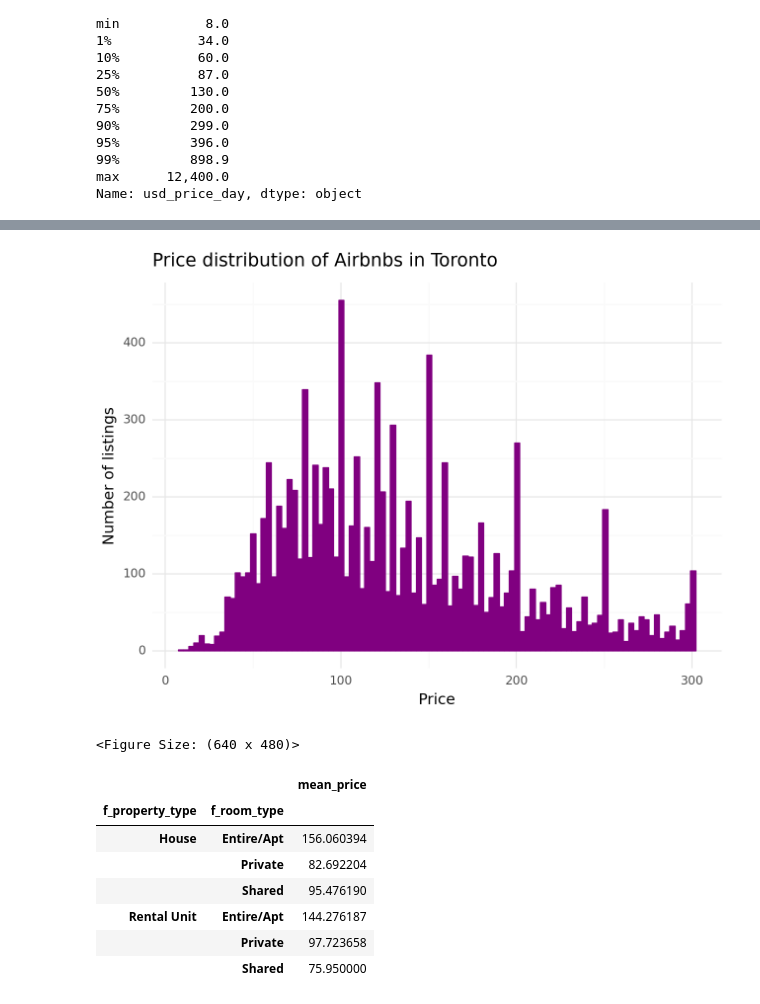
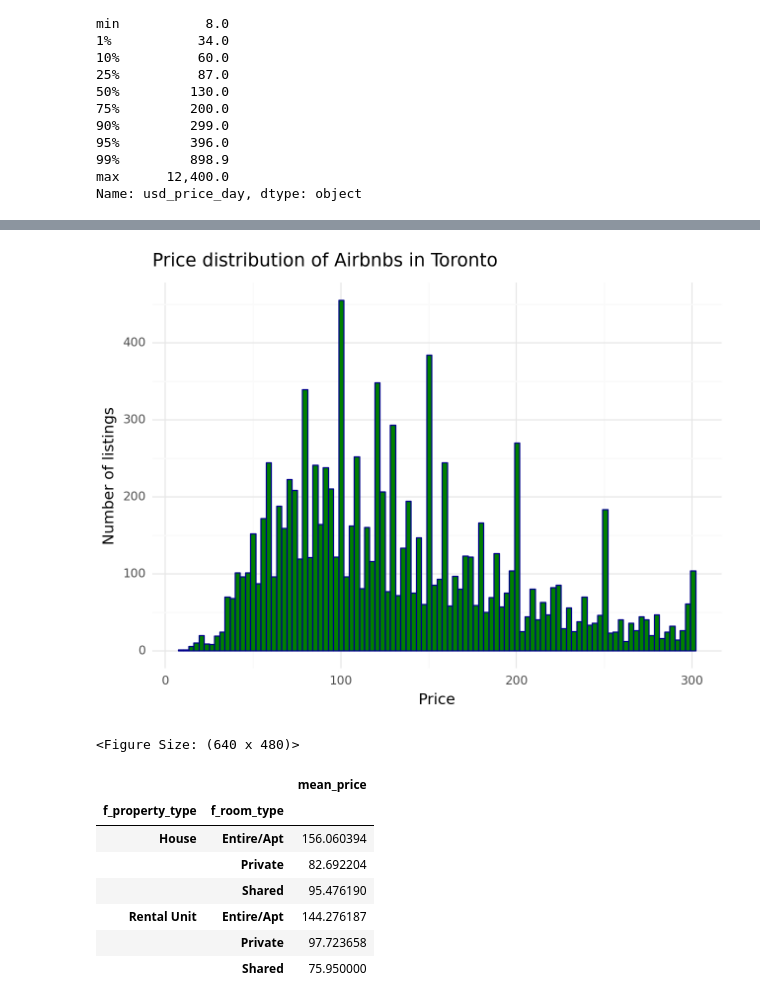
Before and after one commit to zsofiarebeka/DA3_Assignment-2, a Jupyter notebook: DA3_Assignment-2.ipynb, the cells around one changed output, grey strips where cells are left out. Drawn from its saved outputs; the diff is of its cells as text; code cells hidden in the pictures.

```diff
--- a/DA3_Assignment-2.ipynb
+++ b/DA3_Assignment-2.ipynb
@@ -411,6 +397,7 @@ Name: usd_price_day, dtype: int64
 data = data.assign(
     host_response_rate=lambda x: x["host_response_rate"].fillna(np.median(x["host_response_rate"].dropna())),
     host_acceptance_rate=lambda x: x["host_acceptance_rate"].fillna(np.median(x["host_acceptance_rate"].dropna())),
+    d_host_is_superhost=lambda x: x["d_host_is_superhost"].fillna(0),
     bathrooms=lambda x: x["bathrooms"].fillna(np.median(x["bathrooms"].dropna())),
     beds=lambda x: np.where(x["beds"].isnull(), x["accommodates"], x["beds"]),
     minimum_nights=lambda x: x["minimum_nights"].fillna(1),
@@ -537,13 +566,13 @@ data = data[data['usd_price_day'] <= 300]
 # %%
 # Checking the distribution of airbnb prices
 ggplot(data, aes(x='usd_price_day')) + \
-    geom_histogram(fill='purple', color='purple', bins=100) + \
+    geom_histogram(fill='green', color='darkblue', bins=100) + \
     theme_minimal() + \
     ggtitle('Price distribution of Airbnbs in Toronto') + \
     xlab('Price') + \
     ylab('Number of listings')
 # %% [output]
-[figure, old version]
+[figure, new version]
 <Figure Size: (640 x 480)>
 # %%
 # Checking the distribution of hourly wages
```
Also changed, not shown: parts of 56 cells of this notebook, 2 other files.
